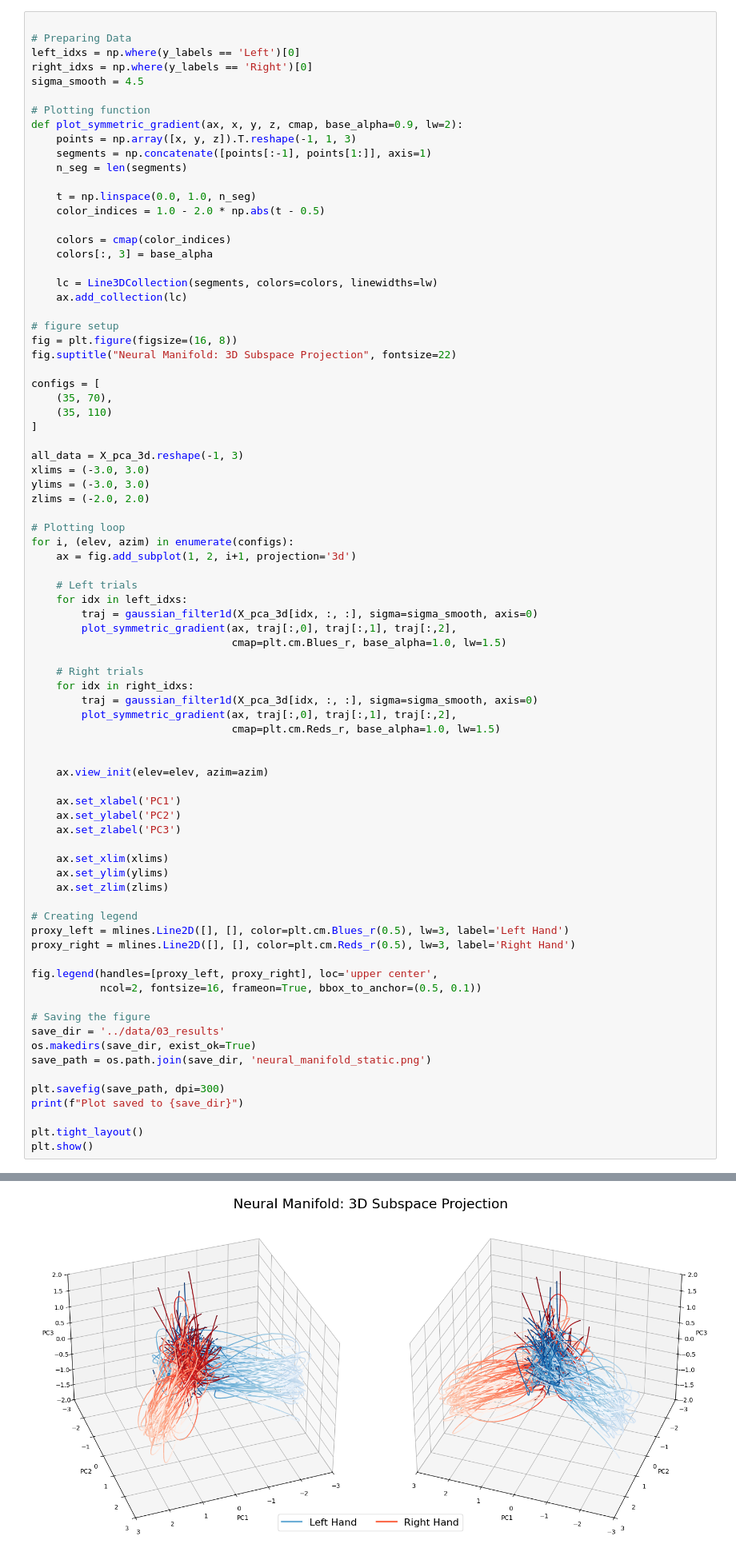
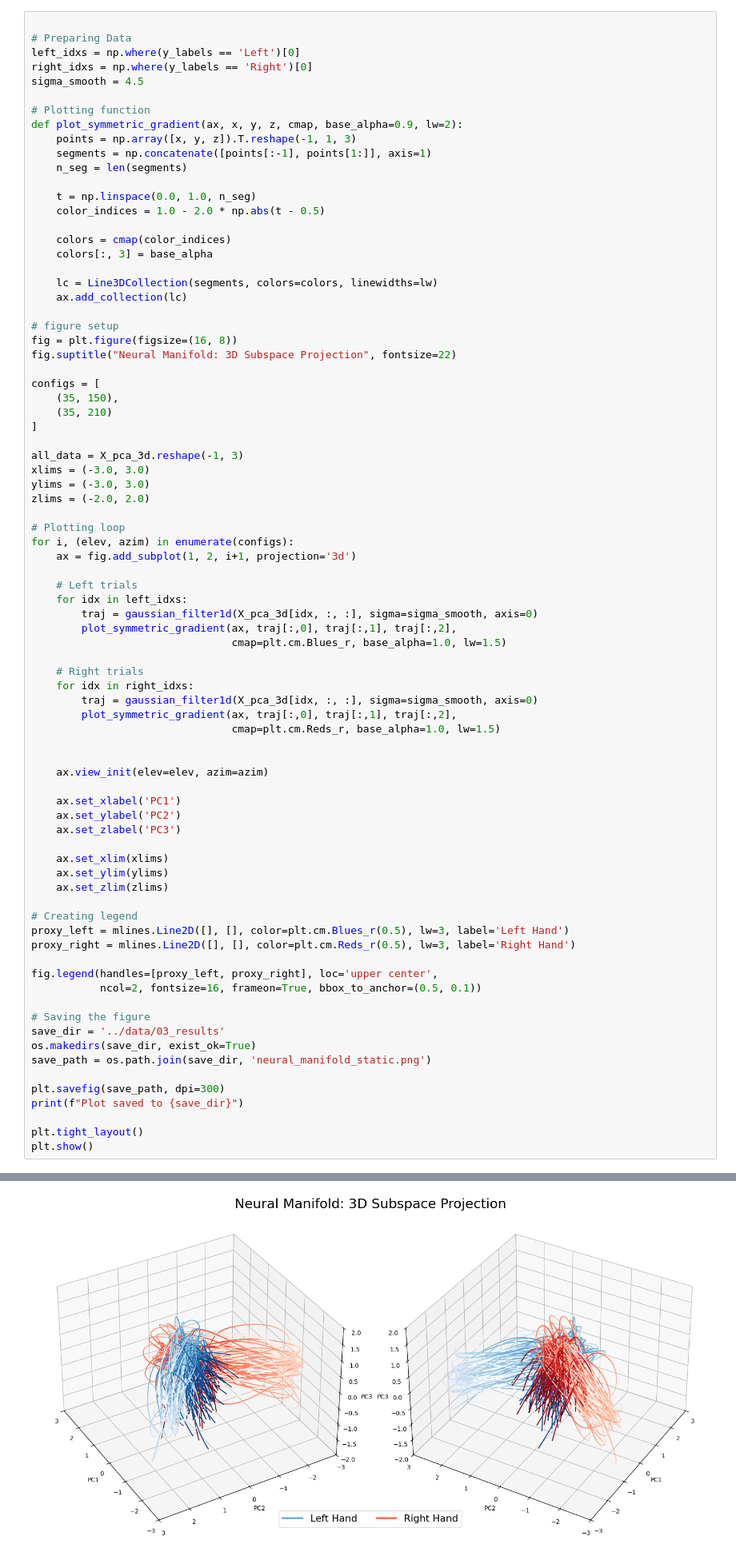
Before and after one commit to mattia-3rne/neural-manifold-decoding-via-spectral-pca, a Jupyter notebook: notebooks/03_manifold_decoding.ipynb, the cells around one changed output, grey strips where cells are left out. Shown at 80% size. Cells and saved outputs as stored; diff of their text form.

```diff
--- a/notebooks/03_manifold_decoding.ipynb
+++ b/notebooks/03_manifold_decoding.ipynb
@@ -109,8 +109,8 @@ fig = plt.figure(figsize=(16, 8))
 fig.suptitle("Neural Manifold: 3D Subspace Projection", fontsize=22)
 
 configs = [
-    (35, 70),
-    (35, 110)
+    (35, 150),
+    (35, 210)
 ]
 
 all_data = X_pca_3d.reshape(-1, 3)
@@ -137,34 +137,34 @@ for i, (elev, azim) in enumerate(configs):
 
     ax.view_init(elev=elev, azim=azim)
 
     ax.set_xlabel('PC1')
     ax.set_ylabel('PC2')
     ax.set_zlabel('PC3')
 
     ax.set_xlim(xlims)
     ax.set_ylim(ylims)
     ax.set_zlim(zlims)
 
 # Creating legend
 proxy_left = mlines.Line2D([], [], color=plt.cm.Blues_r(0.5), lw=3, label='Left Hand')
 proxy_right = mlines.Line2D([], [], color=plt.cm.Reds_r(0.5), lw=3, label='Right Hand')
 
 fig.legend(handles=[proxy_left, proxy_right], loc='upper center',
            ncol=2, fontsize=16, frameon=True, bbox_to_anchor=(0.5, 0.1))
 
 # Saving the figure
 save_dir = '../data/03_results'
 os.makedirs(save_dir, exist_ok=True)
 save_path = os.path.join(save_dir, 'neural_manifold_static.png')
 
 plt.savefig(save_path, dpi=300)
 print(f"Plot saved to {save_dir}")
 
 plt.tight_layout()
 plt.show()
 # %% [output]
 Plot saved to ../data/03_results
-[figure, old version]
+[figure, new version]
 # %% [markdown]
 ### Animated Visualization
 # %%
```
Also changed, not shown: parts of 5 cells of this notebook, 8 other files.
